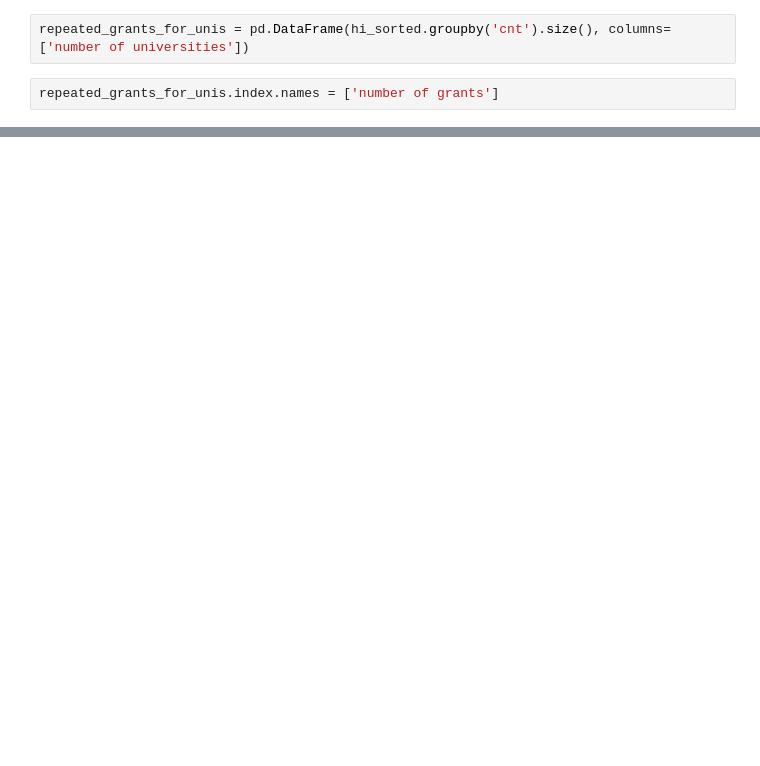
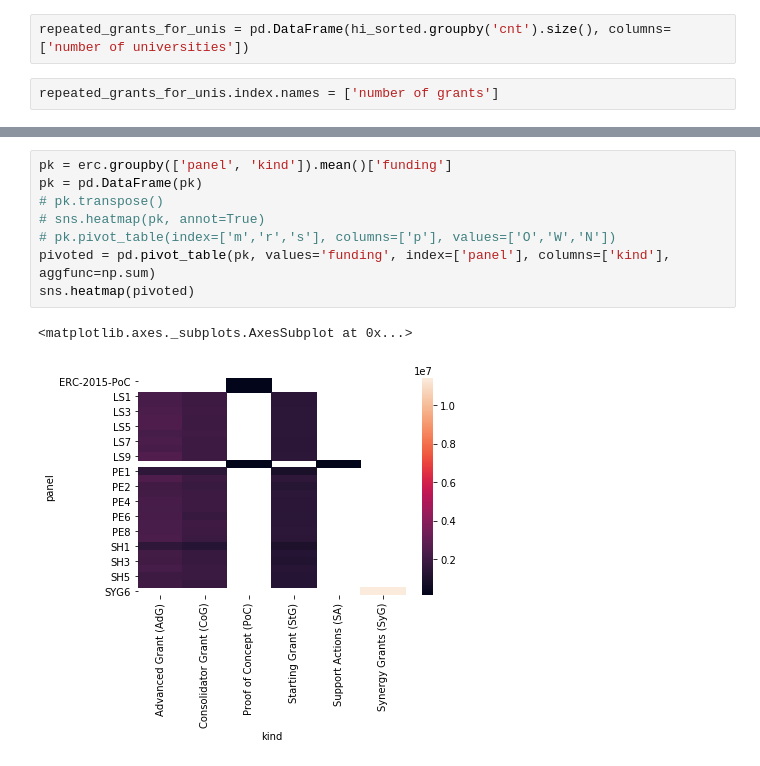
Before and after one commit to mkosturek/szklarska-datathon, a Jupyter notebook: notebooks/HiPi.ipynb, the cells around one changed output, grey strips where cells are left out. Saved outputs shown, nothing was run; the diff lists cells and outputs as text; blank space fills up the shorter version.

```diff
--- a/notebooks/HiPi.ipynb
+++ b/notebooks/HiPi.ipynb
@@ -28,0 +275,11 @@ repeated_grants_for_unis.plot.bar()
+# %%
+pk = erc.groupby(['panel', 'kind']).mean()['funding']
+pk = pd.DataFrame(pk)
+# pk.transpose()
+# sns.heatmap(pk, annot=True)
+# pk.pivot_table(index=['m','r','s'], columns=['p'], values=['O','W','N'])
+pivoted = pd.pivot_table(pk, values='funding', index=['panel'], columns=['kind'], aggfunc=np.sum)
+sns.heatmap(pivoted)
+# %% [output]
+<matplotlib.axes._subplots.AxesSubplot at 0x...>
+[figure, added]
```
Also changed, not shown: parts of 28 cells of this notebook.
